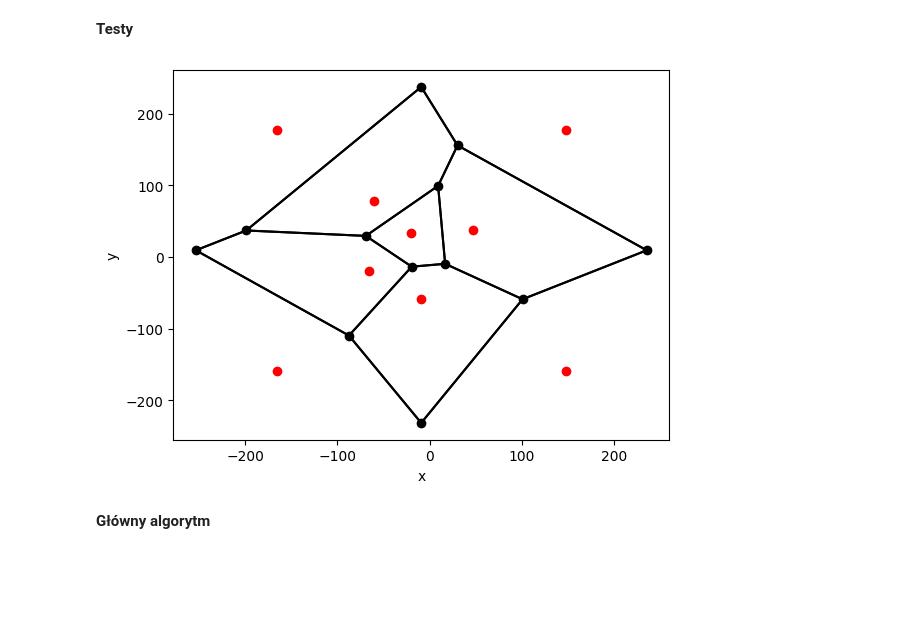
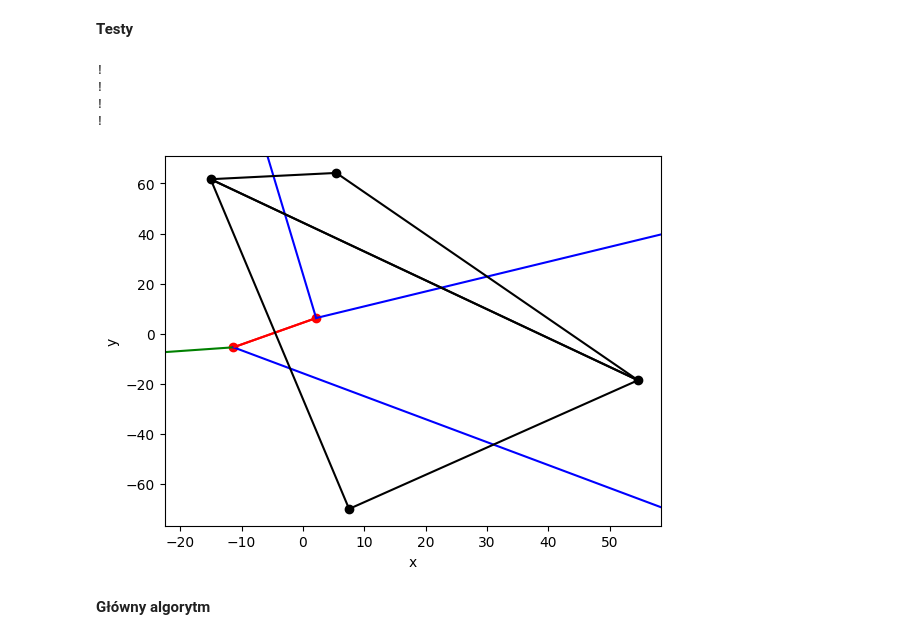
Before and after one commit to baramundi666/Voronoi-Diagram-Project-2023-24, a Jupyter notebook: main.ipynb, the cells around one changed output. Drawn from its saved outputs; the diff is of its cells as text; code cells hidden in the pictures; blank space fills up the shorter version.

Commit message:
completed full Voronoi diagram visualization with half-lines and with Delaunay triangulation

```diff
--- a/main.ipynb
+++ b/main.ipynb
@@ -50,11 +50,9 @@ def draw_voronoi(triangleList):
         points.add(a.toCart())
         points.add(b.toCart())
         points.add(c.toCart())
-        # sides.add(edgeAB.toCart())
-        # sides.add(edgeBC.toCart())
-        # sides.add(edgeCA.toCart())
-        voronoiPoint = triangle.getCircleCenter()
-        voronoiPoints.add(voronoiPoint.toCart())
+        sides.add(edgeAB.toCart())
+        sides.add(edgeBC.toCart())
+        sides.add(edgeCA.toCart())
         for edge in [edgeAB, edgeBC, edgeCA]:
             if edge in edgeList.keys():
                 edgeList[edge].add(triangle)
@@ -71,16 +69,25 @@ def draw_voronoi(triangleList):
         edgeAB = Edge(a, b)
         edgeBC = Edge(b, c)
         edgeCA = Edge(c, a)
-        voronoiPoint = triangle.getCircleCenter()
+        voronoiPoint = triangle.getCircleCenter().toCart()
+        voronoiPoints.add(voronoiPoint)
         for edge in [edgeAB, edgeBC, edgeCA]:
-            for otherTriangle in edgeList[edge]:
-                if otherTriangle!=triangle:
-                    vis.add_line_segment((voronoiPoint.toCart(), otherTriangle.getCircleCenter().toCart()), color='black')
+            if len(edgeList[edge])>1:
+                for otherTriangle in edgeList[edge]:
+                    if otherTriangle!=triangle:
+                        vis.add_line_segment((voronoiPoint, otherTriangle.getCircleCenter().toCart()), color='red')
+            else:
+                middle = ((edge.A.x+edge.B.x)/2, (edge.A.y+edge.B.y)/2)
 
-
-    vis.add_point(list(points), color='red')
-    # vis.add_line_segment(list(sides), color='red')
-    vis.add_point(list(voronoiPoints), color='black')
+                MV = (voronoiPoint[0]-middle[0], voronoiPoint[1]-middle[1])
+                if obtuseAngle(triangle, edge):
+                    newPoint = (voronoiPoint[0]+MV[0], voronoiPoint[1]+MV[1])
+                    vis.add_half_line((voronoiPoint, newPoint),color='red')
+                else:
+                    vis.add_half_line((voronoiPoint,middle),color='red')
+    vis.add_point(list(points), color='black')
+    vis.add_line_segment(list(sides), color='black')
+    vis.add_point(list(voronoiPoints), color='red')
     vis.show()
 # %%
 def generate_uniform_points(left, right, n = 10 ** 5):
@@ -198,7 +164,6 @@ class Edge():
     def __init__(self, PointA, PointB):
         self.A = PointA
         self.B = PointB
-        self.triangleList = set()
 
     def __eq__(self, other):
         return (self.A==other.A and self.B==other.B) or (self.A==other.B and self.B==other.A)
@@ -237,7 +202,7 @@ class Triangle():
         P = self.a.toCart()
         Q = self.b.toCart()
         R = self.c.toCart()
-        return Point(findPosition(P, Q, R),-1)
+        return Point(findCircumCenter(P, Q, R),-1)
 
     def sharesEdge(self, edge):
         x = edge.A
@@ -360,15 +325,18 @@ def Bowyer_Watson(points):
 # %% [markdown]
 **Testy**
 # %%
-# nie działa
-randomPoints = generate_uniform_points(-100, 100, 5)
+randomPoints = generate_uniform_points(-100, 100, 4)
 vis, triangulation = Bowyer_Watson(randomPoints)
 #print(triangulation)
 #draw_tri(triangulation)
 draw_voronoi(triangulation)
 #vis.show_gif(interval = 1000)
 # %% [output]
+!
+!
+!
+!
-[figure, old version]
+[figure, new version]
 # %% [markdown]
 **Główny algorytm**
 # %%
```
Also changed, not shown: parts of 2 cells of this notebook.
